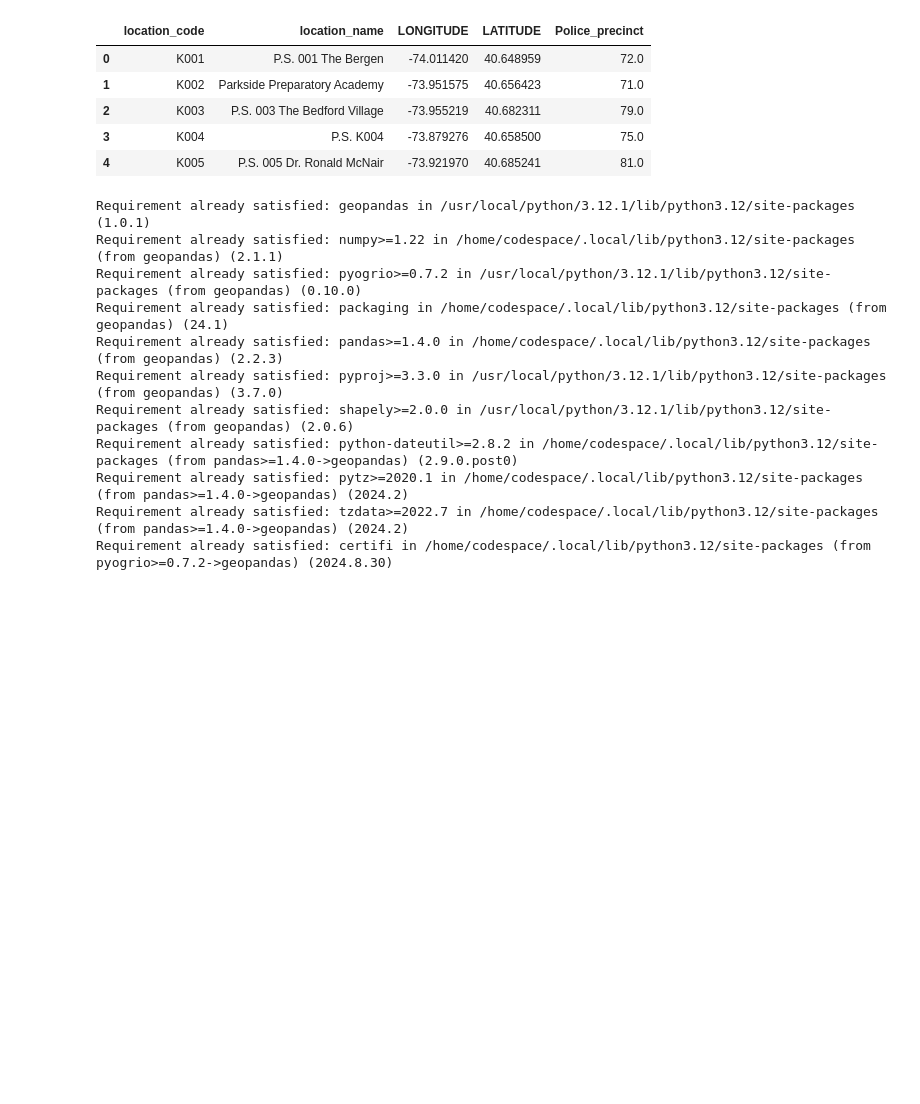
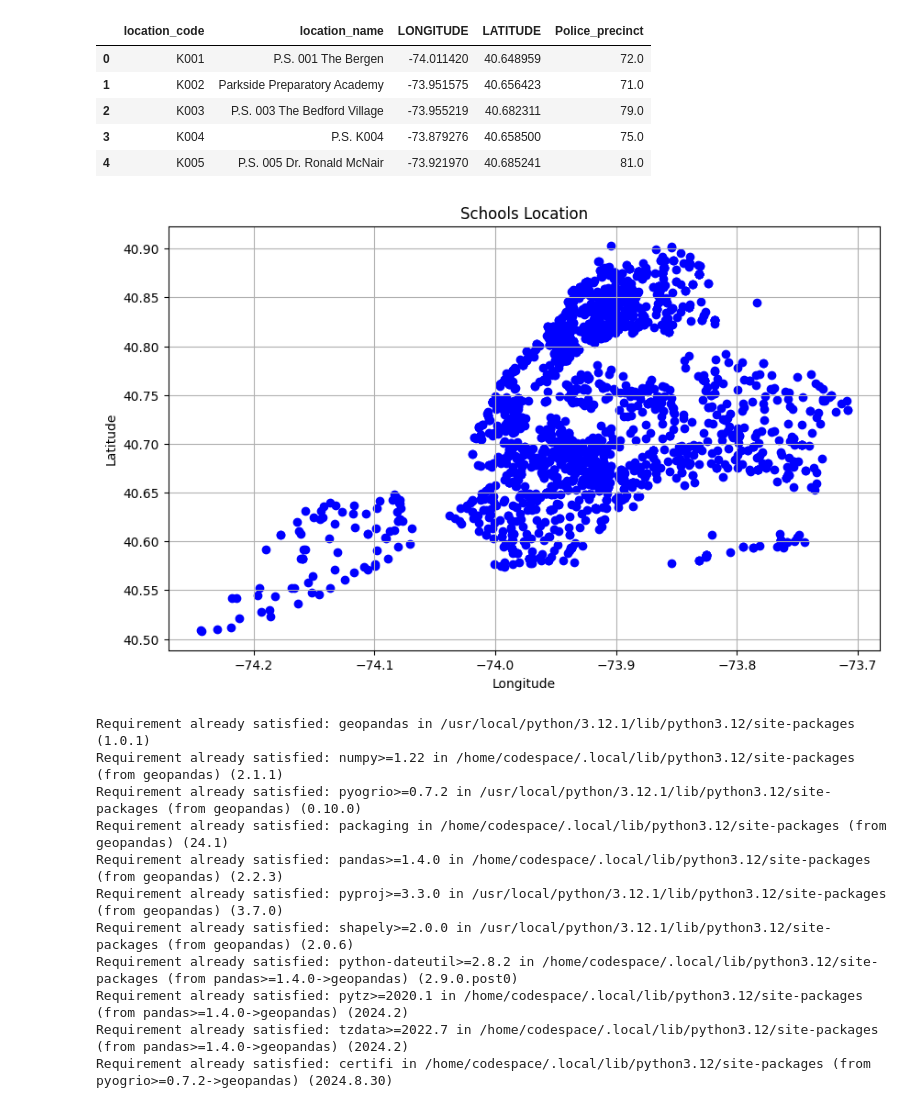
Before and after one commit to angebhayman/Beans-MLCode, a Jupyter notebook: mergecode.ipynb, the cells around one changed output. Drawn from its saved outputs; the diff is of its cells as text; code cells hidden in the pictures; blank space fills up the shorter version.

```diff
--- a/mergecode.ipynb
+++ b/mergecode.ipynb
@@ -53,6 +81,21 @@ schools.head()
 | 2 | K003 | P.S. 003 The Bedford Village | -73.955219 | 40.682311 | 79.0 |
 | 3 | K004 | P.S. K004 | -73.879276 | 40.658500 | 75.0 |
 | 4 | K005 | P.S. 005 Dr. Ronald McNair | -73.921970 | 40.685241 | 81.0 |
+# %%
+schools = schools[schools['LONGITUDE'] != 0]
+# %%
+import matplotlib.pyplot as plt
+
+plt.figure(figsize=(10, 6))
+plt.scatter(schools['LONGITUDE'], schools['LATITUDE'], color='blue', marker='o')
+
+plt.title('Schools Location')
+plt.xlabel('Longitude')
+plt.ylabel('Latitude')
+plt.grid()
+plt.show()
+# %% [output]
+[figure, added]
 # %%
 !pip install geopandas
 # %% [output]
```
Also changed, not shown: parts of 2 cells of this notebook.
